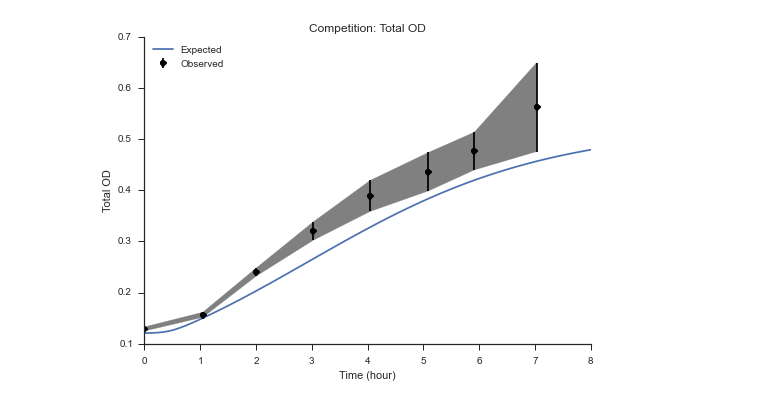
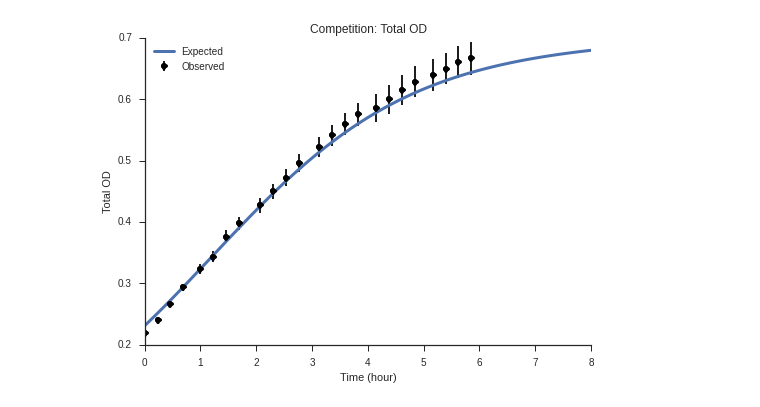
Before and after one commit to yoavram/curveball, a Jupyter notebook: notebooks/Competition prediction.ipynb, the cells around one changed output. Drawn from its saved outputs; the diff is of its cells as text; code cells hidden in the pictures.

```diff
--- a/notebooks/Competition prediction.ipynb
+++ b/notebooks/Competition prediction.ipynb
@@ -50,2 +33,4 @@ curveball.plots.plot_wells(df)
+# %%
+df = df[~df.Well.isin(['D2','D3','D6','D7','D9','D10'])]
 # %%
-curveball.plots.plot_strains(df, by=('Strain', 'Time'))
+curveball.plots.plot_wells(df)
@@ -55,3 +36,0 @@ curveball.plots.plot_strains(df, by=('Strain', 'Time'))
-# %%
-df = df[df.Time<=8]
-curveball.plots.plot_wells(df)
@@ -148,3 +79,5 @@ y0 (0.017745272098952797, 0.10325472790104721)
+# %%
+y0 = TG1_model.best_values['y0']/2, DH5a_model.best_values['y0']/2
 # %%
 t,y,fig,ax = curveball.competitions.compete(TG1_model, DH5a_model, y0=y0, hours=8, PLOT=True)
 ax.get_lines()[0].set_color(TG1_color)
@@ -181,11 +108,12 @@ df_compete.head()
 # %%
-plt.plot(t, y.sum(axis=1), label='Expected')
+plt.plot(t, y.sum(axis=1), lw=3, label='Expected')
 plt.errorbar(df_compete.Time, df_compete['mean'], df_compete['std'], fmt='ok', label='Observed')
-plt.fill_between(df_compete.Time, df_compete['mean'] + df_compete['std'], df_compete['mean'] - df_compete['std'], color='gray')
+#plt.fill_between(df_compete.Time, df_compete['mean'] + df_compete['std'], df_compete['mean'] - df_compete['std'],
+#                 color='gray', alpha=0.5)
 plt.xlabel('Time (hour)')
 plt.ylabel('Total OD')
 plt.legend(loc='upper left')
 plt.title('Competition: Total OD')
 sns.despine()
 # %% [output]
-[figure, old version]
+[figure, new version]
```
Also changed, not shown: parts of 26 cells of this notebook.
